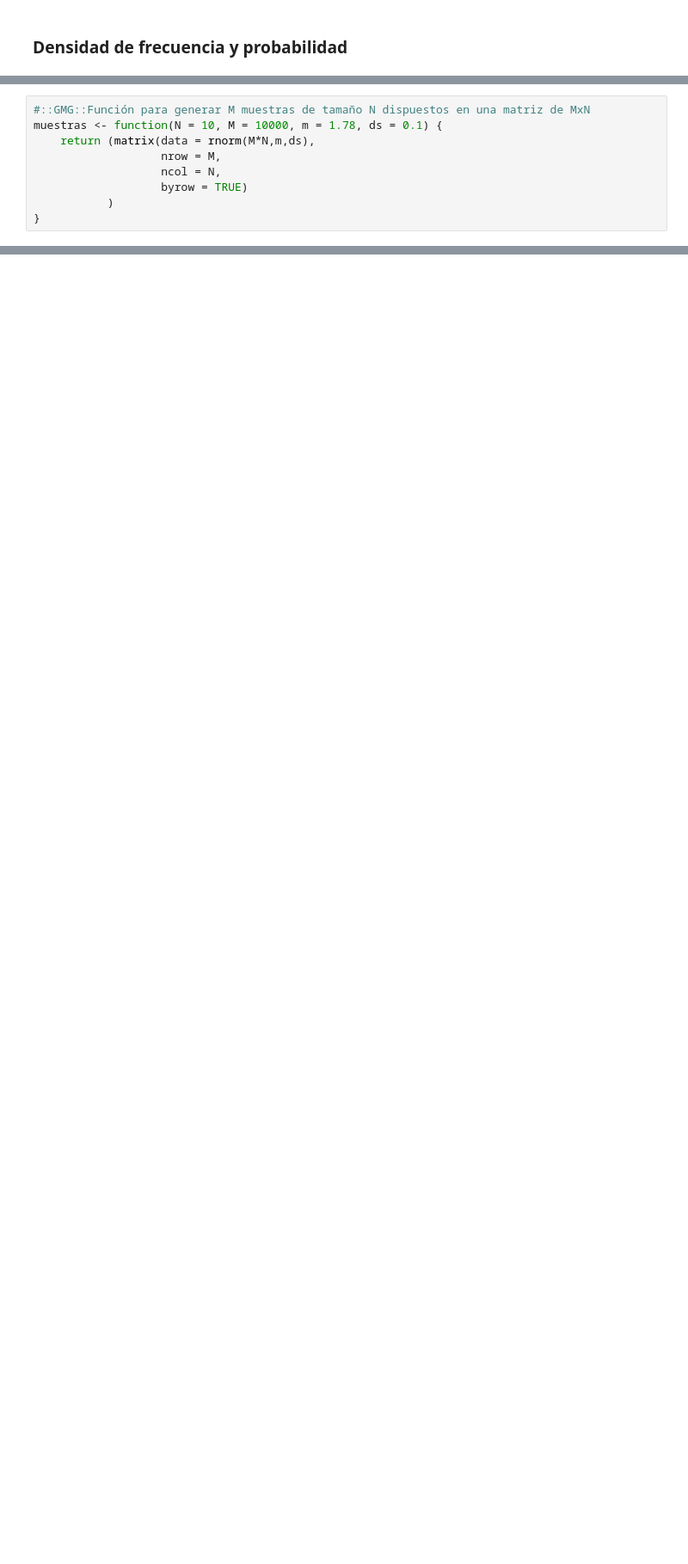
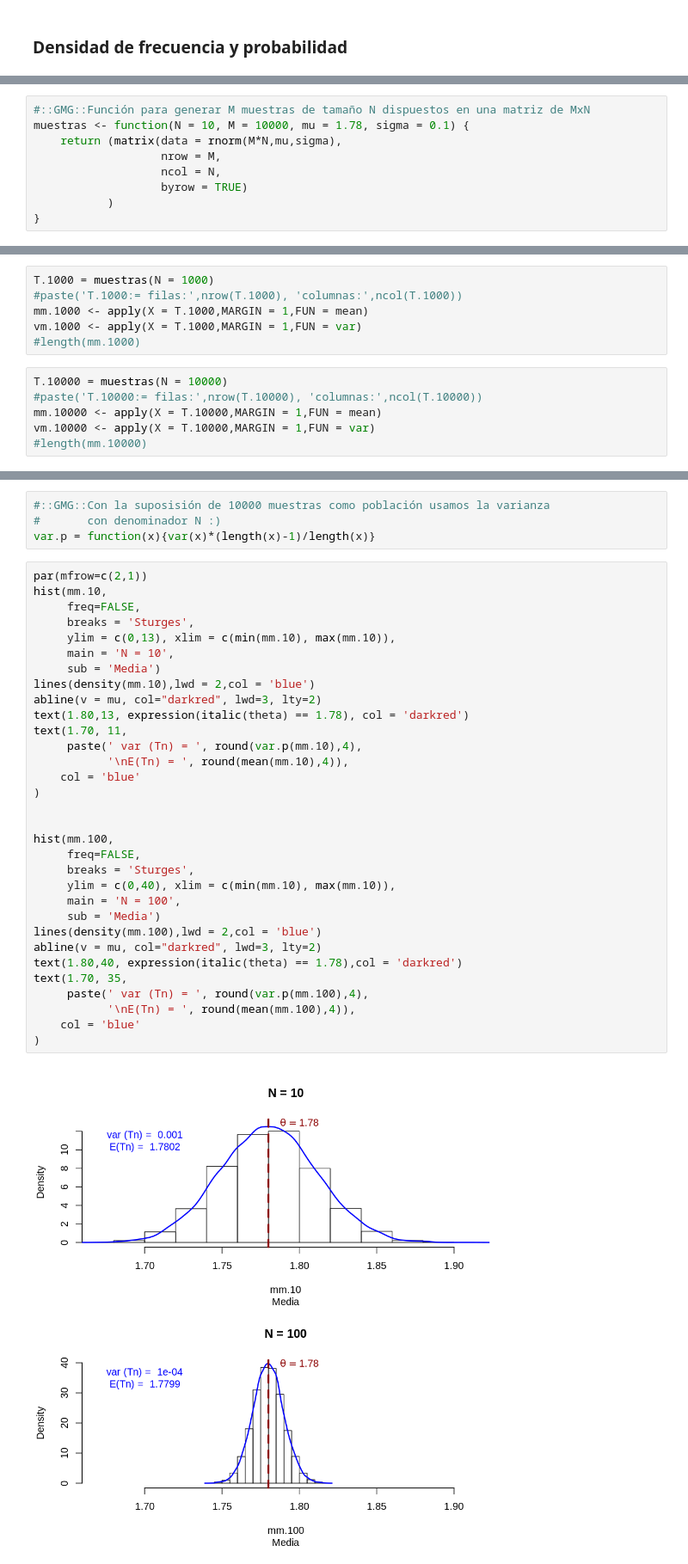
Before and after one commit to yerartdev/uc-m1965-stats, a Jupyter notebook: p7/m1965-ejercicio-1-repaso.ipynb, the cells around one changed output, grey strips where cells are left out. Shown at 86% size. Saved outputs shown, nothing was run; the diff lists cells and outputs as text; blank space fills up the shorter version.

```diff
--- a/p7/m1965-ejercicio-1-repaso.ipynb
+++ b/p7/m1965-ejercicio-1-repaso.ipynb
@@ -66,7 +90,7 @@ paste('The population mean:',mu,
 # %%
 #::GMG::Función para generar M muestras de tamaño N dispuestos en una matriz de MxN
-muestras <- function(N = 10, M = 10000, m = 1.78, ds = 0.1) {
-    return (matrix(data = rnorm(M*N,m,ds),
+muestras <- function(N = 10, M = 10000, mu = 1.78, sigma = 0.1) {
+    return (matrix(data = rnorm(M*N,mu,sigma),
                    nrow = M,
                    ncol = N,
                    byrow = TRUE)
@@ -115,0 +113,12 @@ media.muestral.1000 = apply (X = T.1000,MARGIN = 1,FUN = mean)
+# %%
+T.1000 = muestras(N = 1000)
+#paste('T.1000:= filas:',nrow(T.1000), 'columnas:',ncol(T.1000))
+mm.1000 <- apply(X = T.1000,MARGIN = 1,FUN = mean)
+vm.1000 <- apply(X = T.1000,MARGIN = 1,FUN = var)
+#length(mm.1000)
+# %%
+T.10000 = muestras(N = 10000)
+#paste('T.10000:= filas:',nrow(T.10000), 'columnas:',ncol(T.10000))
+mm.10000 <- apply(X = T.10000,MARGIN = 1,FUN = mean)
+vm.10000 <- apply(X = T.10000,MARGIN = 1,FUN = var)
+#length(mm.10000)
@@ -115,0 +130,38 @@ media.muestral.1000 = apply (X = T.1000,MARGIN = 1,FUN = mean)
+# %%
+#::GMG::Con la suposisión de 10000 muestras como población usamos la varianza
+#       con denominador N :)
+var.p = function(x){var(x)*(length(x)-1)/length(x)}
+# %%
+par(mfrow=c(2,1))
+hist(mm.10,
+     freq=FALSE,
+     breaks = 'Sturges',
+     ylim = c(0,13), xlim = c(min(mm.10), max(mm.10)),
+     main = 'N = 10',
+     sub = 'Media')
+lines(density(mm.10),lwd = 2,col = 'blue')
+abline(v = mu, col="darkred", lwd=3, lty=2)
+text(1.80,13, expression(italic(theta) == 1.78), col = 'darkred')
+text(1.70, 11,
+     paste(' var (Tn) = ', round(var.p(mm.10),4),
+           '\nE(Tn) = ', round(mean(mm.10),4)),
+    col = 'blue'
+)
+
+
+hist(mm.100,
+     freq=FALSE,
+     breaks = 'Sturges',
+     ylim = c(0,40), xlim = c(min(mm.10), max(mm.10)),
+     main = 'N = 100',
+     sub = 'Media')
+lines(density(mm.100),lwd = 2,col = 'blue')
+abline(v = mu, col="darkred", lwd=3, lty=2)
+text(1.80,40, expression(italic(theta) == 1.78),col = 'darkred')
+text(1.70, 35,
+     paste(' var (Tn) = ', round(var.p(mm.100),4),
+           '\nE(Tn) = ', round(mean(mm.100),4)),
+    col = 'blue'
+)
+# %% [output]
+[figure, added]
```
Also changed, not shown: parts of 32 cells of this notebook.
